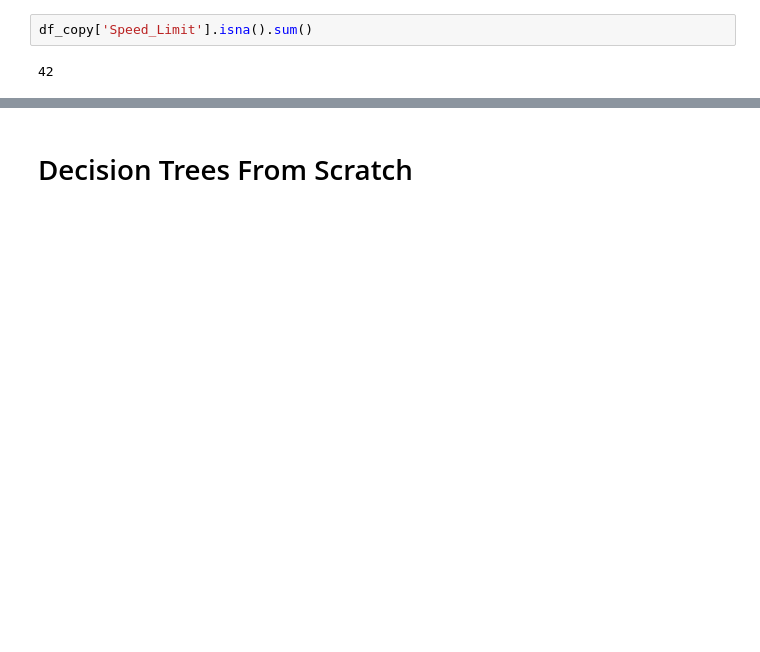
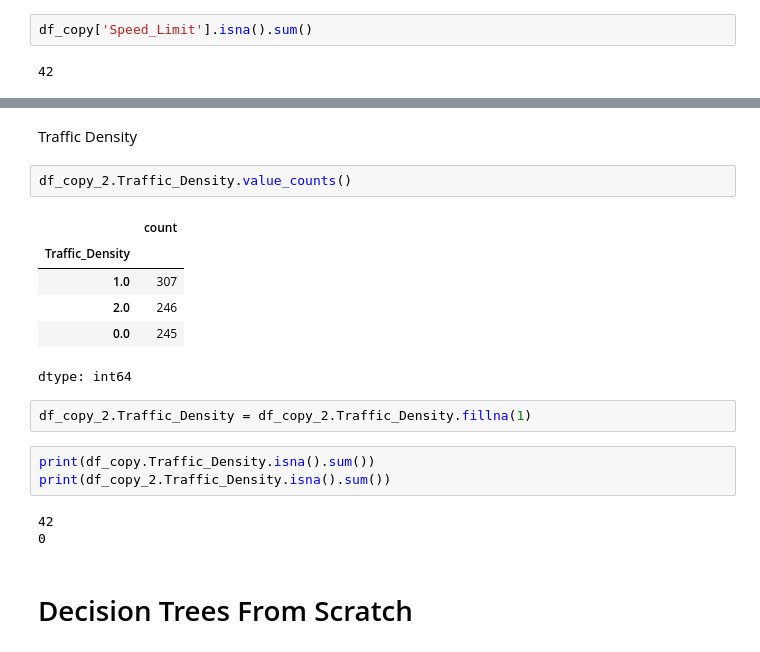
Before and after one commit to AsfandYar-Ktk/Decision-Trees, a Jupyter notebook: Decision_Trees.ipynb, the cells around one changed output, grey strips where cells are left out. Drawn from its saved outputs; the diff is of its cells as text; blank space fills up the shorter version.

```diff
--- a/Decision_Trees.ipynb
+++ b/Decision_Trees.ipynb
@@ -311,2 +312,21 @@ Name: Speed_Limit, Length: 840, dtype: float64
+# %% [markdown]
+Traffic Density
+# %%
+df_copy_2.Traffic_Density.value_counts()
+# %% [output]
+|  | count |
+| Traffic_Density |  |
+| 1.0 | 307 |
+| 2.0 | 246 |
+| 0.0 | 245 |
+dtype: int64
+# %%
+df_copy_2.Traffic_Density = df_copy_2.Traffic_Density.fillna(1)
+# %%
+print(df_copy.Traffic_Density.isna().sum())
+print(df_copy_2.Traffic_Density.isna().sum())
+# %% [output]
+42
+0
 # %% [markdown]
 # Decision Trees From Scratch
```
Also changed, not shown: parts of 9 cells of this notebook.
